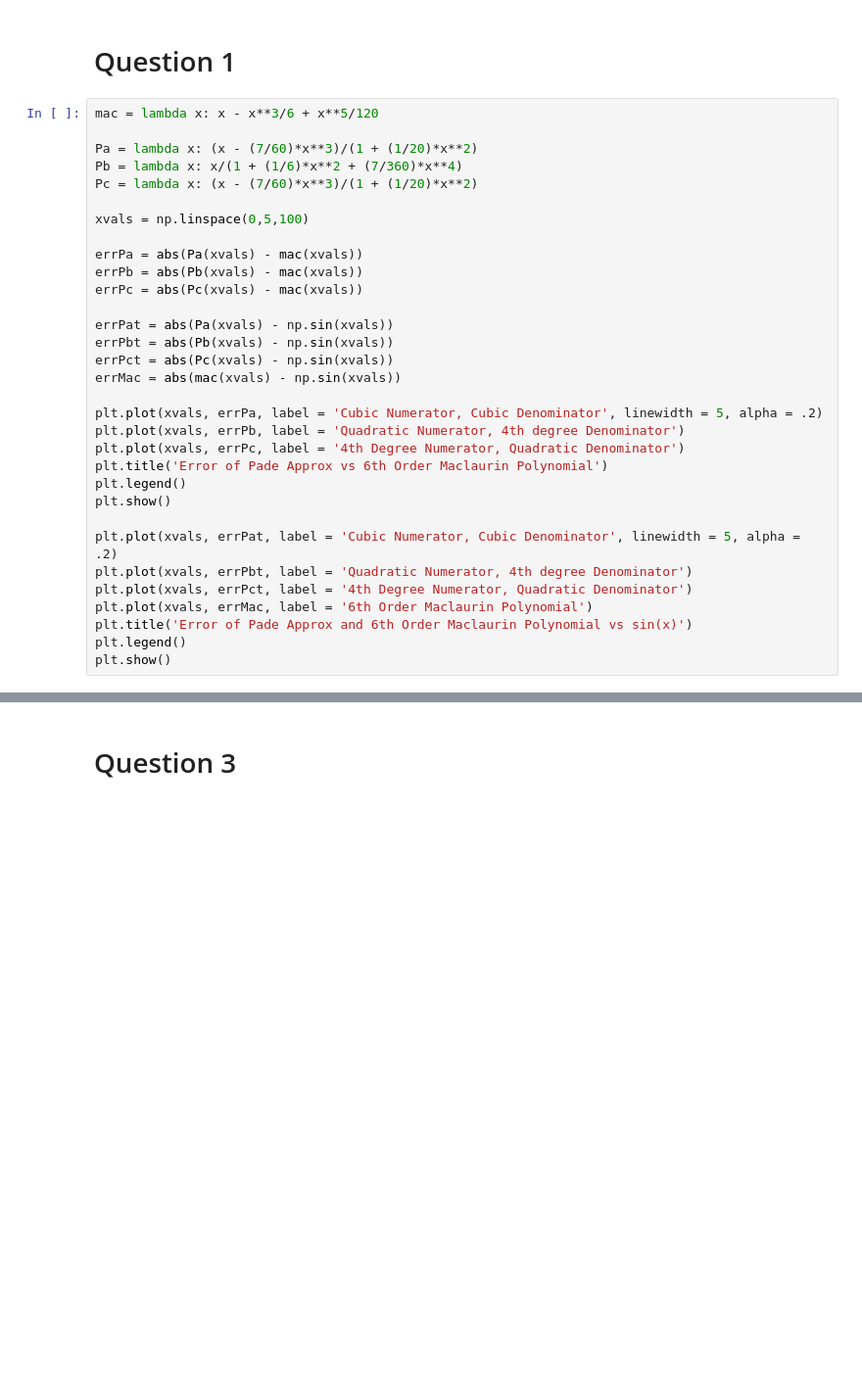
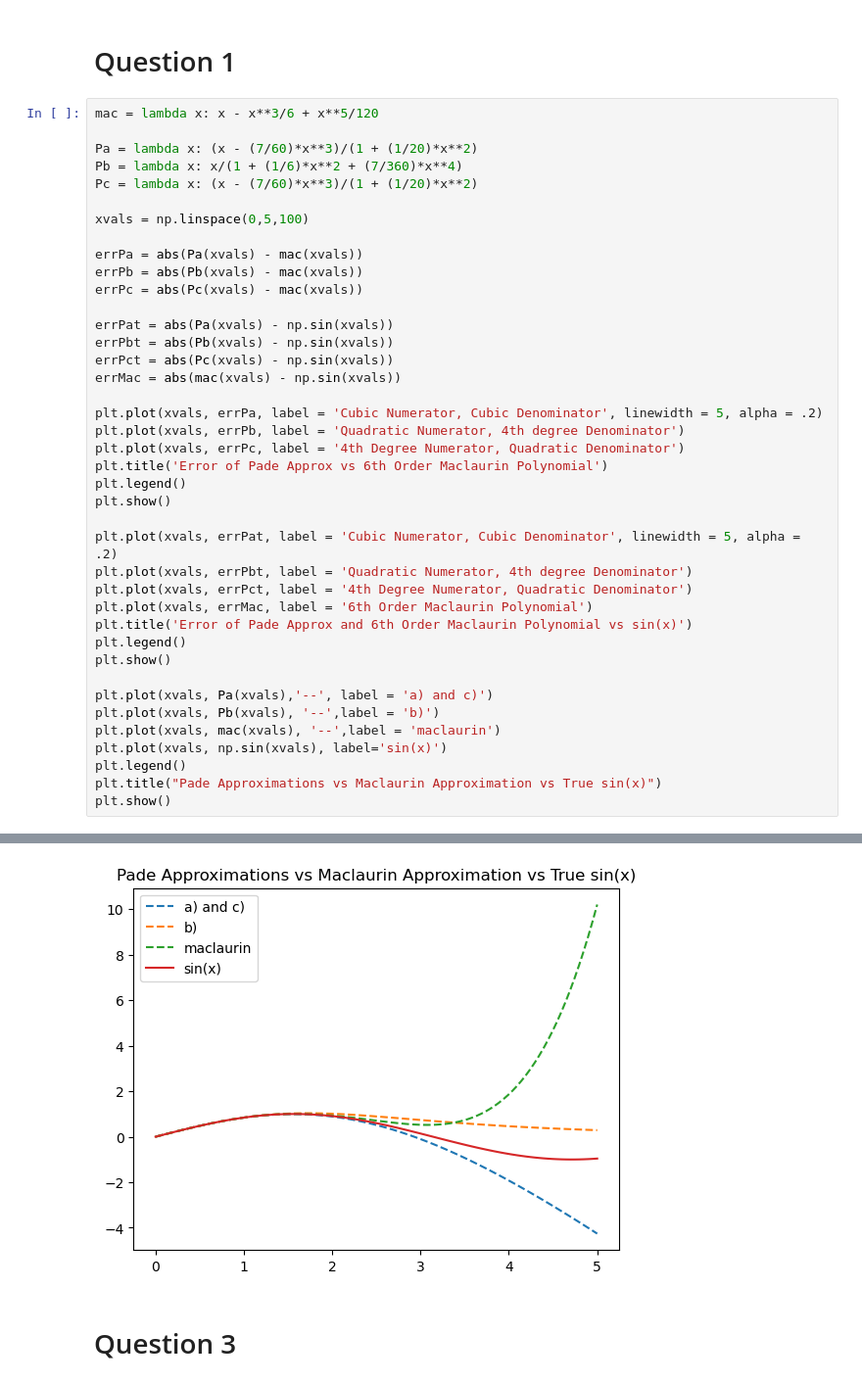
Before and after one commit to mollymcfaul/APPM4600rep, a Jupyter notebook: HW/HW10/APPM4600_HW10.ipynb, the cells around one changed output, grey strips where cells are left out. Shown at 98% size. Cells and saved outputs as stored; diff of their text form; blank space fills up the shorter version.

```diff
--- a/HW/HW10/APPM4600_HW10.ipynb
+++ b/HW/HW10/APPM4600_HW10.ipynb
@@ -15,33 +15,42 @@ Pb = lambda x: x/(1 + (1/6)*x**2 + (7/360)*x**4)
 Pc = lambda x: (x - (7/60)*x**3)/(1 + (1/20)*x**2)
 
 xvals = np.linspace(0,5,100)
 
 errPa = abs(Pa(xvals) - mac(xvals))
 errPb = abs(Pb(xvals) - mac(xvals))
 errPc = abs(Pc(xvals) - mac(xvals))
 
 errPat = abs(Pa(xvals) - np.sin(xvals))
 errPbt = abs(Pb(xvals) - np.sin(xvals))
 errPct = abs(Pc(xvals) - np.sin(xvals))
 errMac = abs(mac(xvals) - np.sin(xvals))
 
 plt.plot(xvals, errPa, label = 'Cubic Numerator, Cubic Denominator', linewidth = 5, alpha = .2)
 plt.plot(xvals, errPb, label = 'Quadratic Numerator, 4th degree Denominator')
 plt.plot(xvals, errPc, label = '4th Degree Numerator, Quadratic Denominator')
 plt.title('Error of Pade Approx vs 6th Order Maclaurin Polynomial')
 plt.legend()
 plt.show()
 
 plt.plot(xvals, errPat, label = 'Cubic Numerator, Cubic Denominator', linewidth = 5, alpha = .2)
 plt.plot(xvals, errPbt, label = 'Quadratic Numerator, 4th degree Denominator')
 plt.plot(xvals, errPct, label = '4th Degree Numerator, Quadratic Denominator')
 plt.plot(xvals, errMac, label = '6th Order Maclaurin Polynomial')
 plt.title('Error of Pade Approx and 6th Order Maclaurin Polynomial vs sin(x)')
 plt.legend()
 plt.show()
+
+plt.plot(xvals, Pa(xvals),'--', label = 'a) and c)')
+plt.plot(xvals, Pb(xvals), '--',label = 'b)')
+plt.plot(xvals, mac(xvals), '--',label = 'maclaurin')
+plt.plot(xvals, np.sin(xvals), label='sin(x)')
+plt.legend()
+plt.title("Pade Approximations vs Maclaurin Approximation vs True sin(x)")
+plt.show()
 # %% [output]
 [figure]
 [figure]
+[figure, added]
 # %% [markdown]
 # Question 3
 # %%
```
Also changed, not shown: parts of 4 cells of this notebook.
